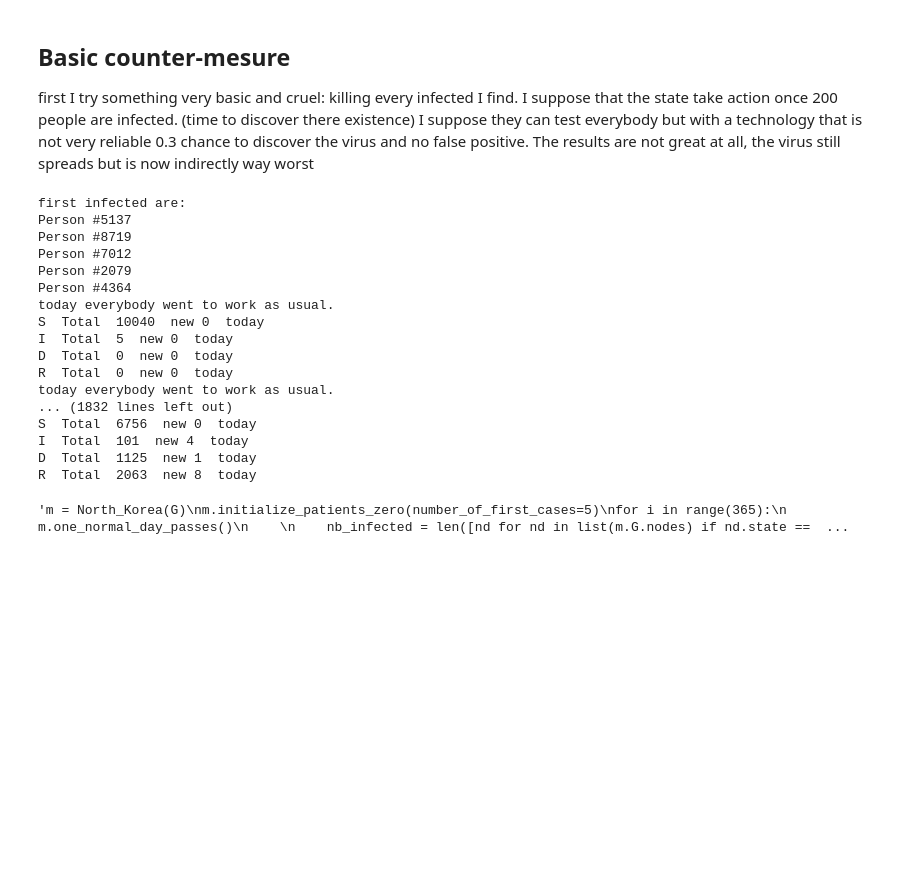
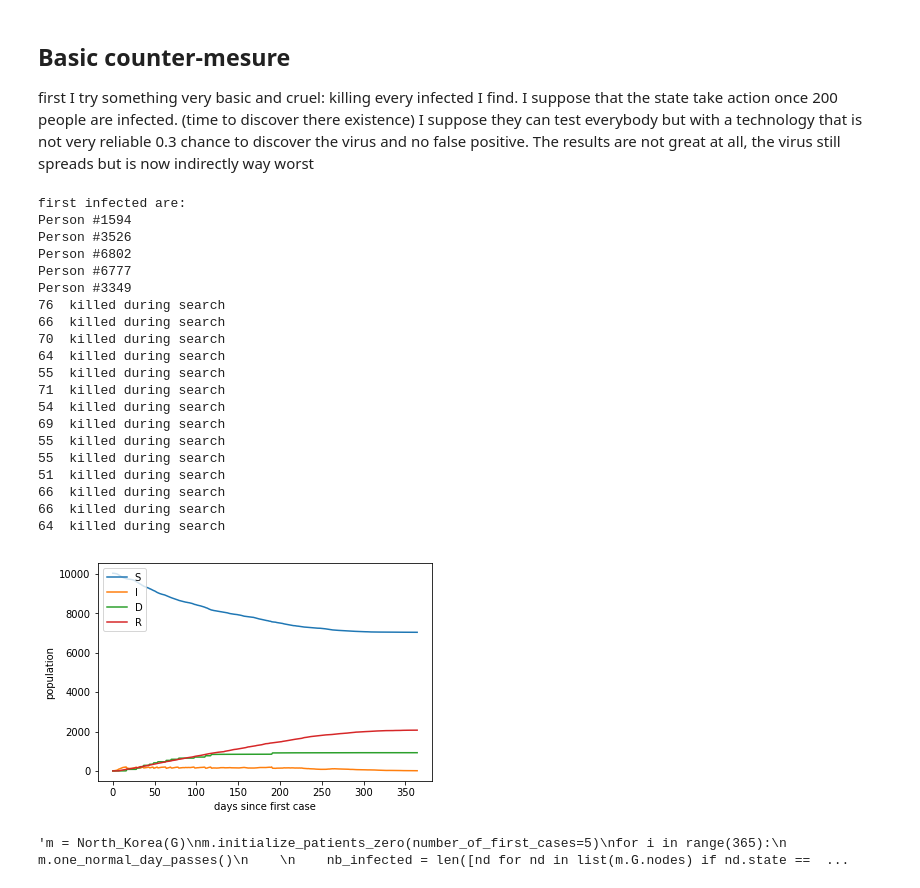
Before and after one commit to Faycal-BAKI/COVID-19-Outbreak-Project---Graph-Theory-and-Social-Network-Analysis-course, a Jupyter notebook: main.ipynb, the cells around one changed output. Cells and saved outputs as stored; diff of their text form; code cells hidden in the pictures; blank space fills up the shorter version.

```diff
--- a/main.ipynb
+++ b/main.ipynb
@@ -448,47 +460,57 @@ class North_Korea(Basic_SIR_Model):
     def search(self):
         nb_killed = 0
         for node in list(self.G.nodes()):
             if(node.state == "I"):
                 r = random.random()
                 if r < self.execution_proba: #we try to kill the infected quickly
                     node.state = "D"
                     nb_killed +=1
         print(nb_killed," killed during search")
 
     def basic_scenario(self):
         self.initialize_patients_zero(number_of_first_cases=5)
         for i in range(365):
             self.one_normal_day_passes()
             nb_infected = len([nd for nd in list(self.G.nodes) if nd.state == "I" ])
             if nb_infected > 200 :
                 m.search()
+            self.store_infection_state_pop()
+            self.day+=1
+        self.plot_hist()
+
+
+
 m = North_Korea(G)
 m.basic_scenario()
 """m = North_Korea(G)
 m.initialize_patients_zero(number_of_first_cases=5)
 for i in range(365):
     m.one_normal_day_passes()
 
     nb_infected = len([nd for nd in list(m.G.nodes) if nd.state == "I" ])
     if nb_infected > 200 :
         m.search()
 """
 # %% [output]
 first infected are:
-Person #5137
-Person #8719
-Person #7012
-Person #2079
-Person #4364
-today everybody went to work as usual.
-S  Total  10040  new 0  today
-I  Total  5  new 0  today
-D  Total  0  new 0  today
-R  Total  0  new 0  today
-today everybody went to work as usual.
-... (1832 lines left out)
-S  Total  6756  new 0  today
-I  Total  101  new 4  today
-D  Total  1125  new 1  today
-R  Total  2063  new 8  today
+Person #1594
+Person #3526
+Person #6802
+Person #6777
+Person #3349
+76  killed during search
+66  killed during search
+70  killed during search
+64  killed during search
+55  killed during search
+71  killed during search
+54  killed during search
+69  killed during search
+55  killed during search
+55  killed during search
+51  killed during search
+66  killed during search
+66  killed during search
+64  killed during search
+[figure, added]
 'm = North_Korea(G)\nm.initialize_patients_zero(number_of_first_cases=5)\nfor i in range(365):\n    m.one_normal_day_passes()\n    \n    nb_infected = len([nd for nd in list(m.G.nodes) if nd.state ==  ...
```
Also changed, not shown: parts of 4 cells of this notebook, 1 other file.
